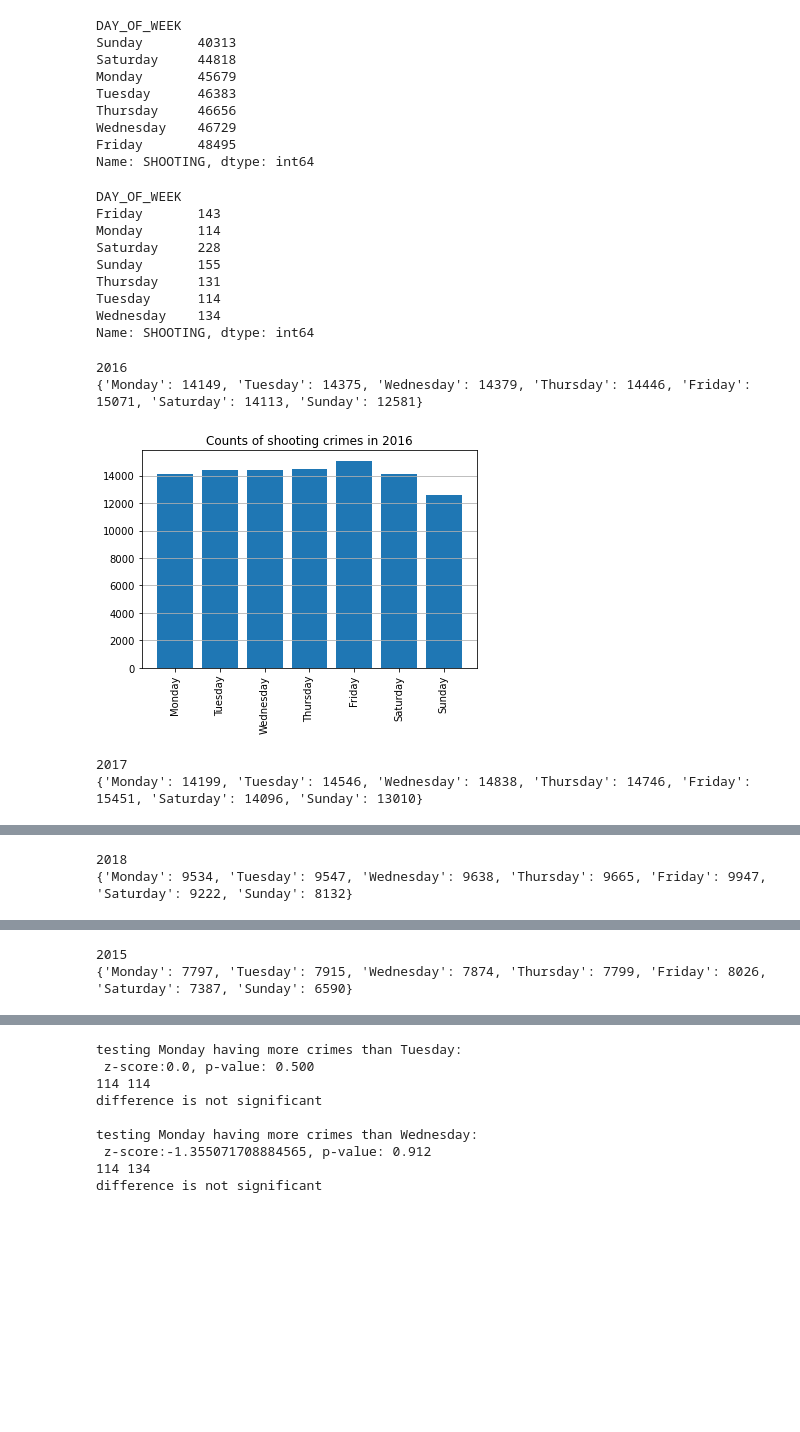
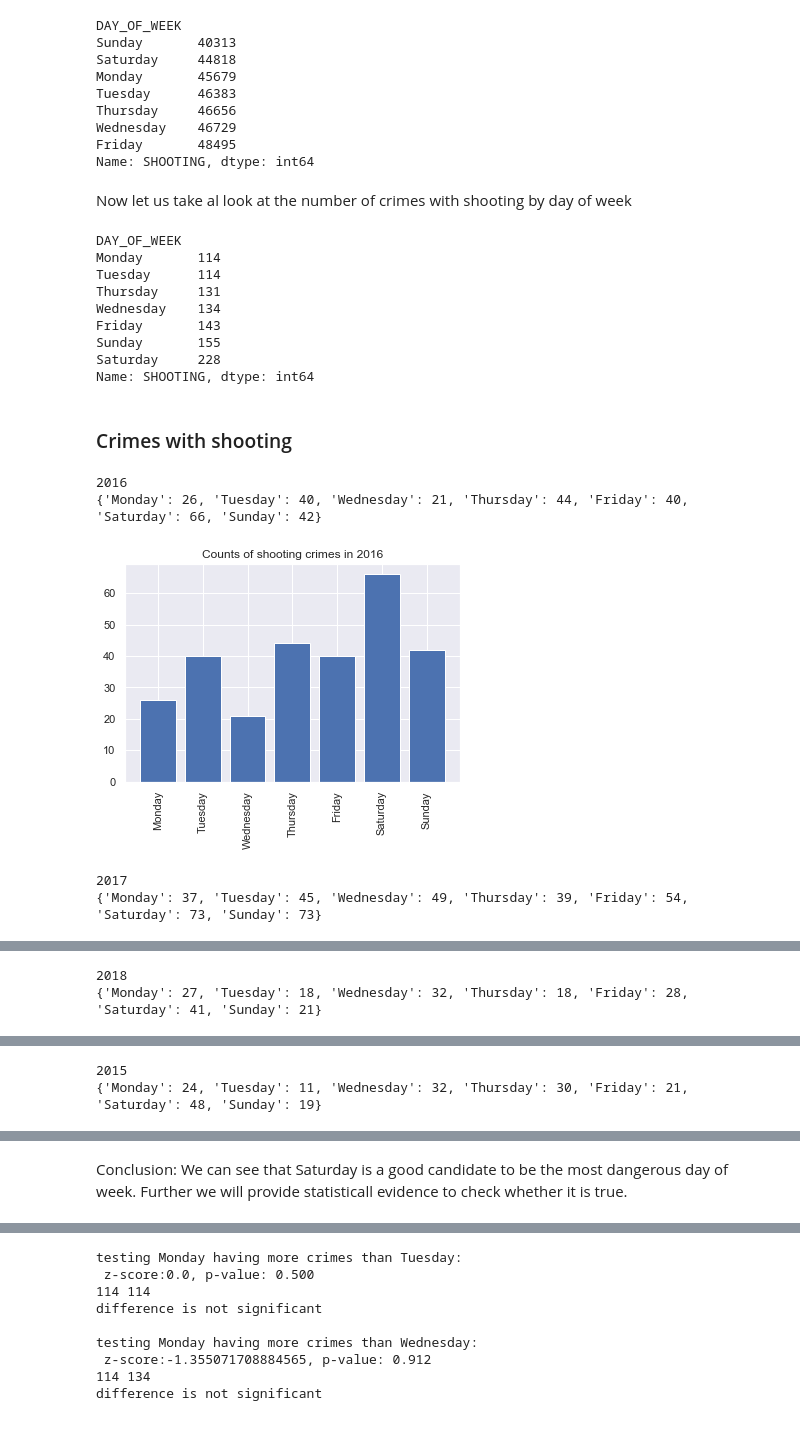
Before and after one commit to tomek95123/Udacity_project1, a Jupyter notebook: udacity_project_1.ipynb, the cells around one changed output, grey strips where cells are left out. Cells and saved outputs as stored; diff of their text form; code cells hidden in the pictures; blank space fills up the shorter version.

Commit message:
update visualization

```diff
--- a/udacity_project_1.ipynb
+++ b/udacity_project_1.ipynb
@@ -397,8 +308,0 @@ Roxbury has significantly larger number of crimes than Hyde Park
-# %%
-# by years
-for i in set(data.YEAR):
-    df = data[data.YEAR==i].groupby('district_name')['OFFENSE_CODE_GROUP'].count().sort_values(ascending = False)
-    print(f'YEAR: {i}')
-    plt.bar(df.index, height = df)
-    plt.xticks(ticks=range(len(df)), labels=df.index, rotation=90)
-    plt.show()
@@ -414,11 +308,0 @@ YEAR: 2015
-# %%
-# no shooting over years
-
-# by years
-for i in set(data.YEAR):
-    df = data[np.logical_and(data.SHOOTING ==1,data.YEAR==i)].groupby('district_name')['OFFENSE_CODE_GROUP'].count().sort_values(ascending = False)
-    print(f'YEAR: {i}')
-    plt.bar(df.index, height = df,)
-#     plt.grid(visible=None, which='major', axis='both')
-    plt.xticks(ticks=range(len(df)), labels=df.index, rotation=90)
-    plt.show()
@@ -434,15 +308,0 @@ YEAR: 2015
-# %%
-# proportion of shooting to all crimes
-
-for i in set(data.YEAR):
-    df1 = data[data.YEAR==i].groupby('district_name')['OFFENSE_CODE_GROUP'].count().reset_index()
-    df2 = data[np.logical_and(data.SHOOTING ==1,data.YEAR==i)].groupby('district_name')['OFFENSE_CODE_GROUP'].count().reset_index()
-    df2.columns = ['district_name', 'OFFENSE_SHOOTING']
-
-    df = pd.merge(df1, df2,on= 'district_name')
-    df['Percent_shooting'] = df.OFFENSE_SHOOTING/df.OFFENSE_CODE_GROUP*100
-    df = df.sort_values(by='district_name')
-    print(f'YEAR: {i}')
-    plt.bar(df.district_name, height = df.Percent_shooting)
-    plt.xticks(ticks=range(len(df)), labels=df.district_name, rotation=90)
-    plt.show()
@@ -459,0 +329,4 @@ YEAR: 2015
+# %%
+# number of shooting over years
+df = data[data['SHOOTING']==1]
+plot_crime_counts(df, 'YEAR', 'district_name')
@@ -475,50 +367,55 @@ Name: SHOOTING, dtype: int64
 weekdays = ['Monday', 'Tuesday', 'Wednesday', 'Thursday', 'Friday', 'Saturday', 'Sunday']
 mapping = {day: i for i, day in enumerate(weekdays)}
 key = data['DAY_OF_WEEK'].map(mapping)
+# %% [markdown]
+Now let us take al look at the number of crimes with shooting by day of week
 # %%
-data.groupby('DAY_OF_WEEK')['SHOOTING'].sum()
+data.groupby('DAY_OF_WEEK')['SHOOTING'].sum().sort_values()
 # %% [output]
 DAY_OF_WEEK
+Monday       114
+Tuesday      114
+Thursday     131
+Wednesday    134
 Friday       143
-Monday       114
+Sunday       155
 Saturday     228
-Sunday       155
-Thursday     131
-Tuesday      114
-Wednesday    134
 Name: SHOOTING, dtype: int64
 # %%
 data = data.iloc[key.argsort()]
+# %% [markdown]
+### Crimes with shooting
 # %%
 weekdays = ['Monday', 'Tuesday', 'Wednesday', 'Thursday', 'Friday', 'Saturday', 'Sunday']
 mapping = {day: i for i, day in enumerate(weekdays)}
 
 for year in set(data.YEAR):
     week_counter = {'Monday':0, 'Tuesday':0, 'Wednesday':0, 'Thursday':0, 'Friday':0, 'Saturday':0, 'Sunday':0}
     print(year)
-    df = data[data['YEAR']==year].groupby('DAY_OF_WEEK')['SHOOTING'].count().reset_index()
+    df = data[np.logical_and(data['YEAR']==year, data['SHOOTING']==1)].groupby('DAY_OF_WEEK')['SHOOTING'].count().reset_index()
     df.columns = ['DAY_OF_WEEK', 'VALUE']
     for day in week_counter.keys():
         week_counter[day] = df[df.DAY_OF_WEEK == day]['VALUE'].values[0]
     print(week_counter)
     plt.bar(week_counter.keys(), week_counter.values())
     plt.title(f'Counts of shooting crimes in {year}')
-    plt.grid(axis='y')
+#     plt.grid(axis='y')
     plt.xticks(ticks=range(len(week_counter.keys())), labels=week_counter.keys(), rotation=90)
     plt.show()
 week_counter = {'Monday':0, 'Tuesday':0, 'Wednesday':0, 'Thursday':0, 'Friday':0, 'Saturday':0, 'Sunday':0}
 df = data.groupby('DAY_OF_WEEK')['SHOOTING'].sum().reset_index()
 df.columns = ['DAY_OF_WEEK', 'VALUE']
 for day in week_counter.keys():
     week_counter[day] = df[df.DAY_OF_WEEK == day]['VALUE'].values[0]
 
 plt.bar(week_counter.keys(), week_counter.values())
 plt.title(f'Overall counts of shooting crimes')
 plt.xticks(ticks=range(len(df)), labels=week_counter.keys(), rotation=90)
+# plt.grid(axis='y')
 plt.show()
 # %% [output]
 2016
-{'Monday': 14149, 'Tuesday': 14375, 'Wednesday': 14379, 'Thursday': 14446, 'Friday': 15071, 'Saturday': 14113, 'Sunday': 12581}
+{'Monday': 26, 'Tuesday': 40, 'Wednesday': 21, 'Thursday': 44, 'Friday': 40, 'Saturday': 66, 'Sunday': 42}
-[figure, old version]
+[figure, new version]
 2017
-{'Monday': 14199, 'Tuesday': 14546, 'Wednesday': 14838, 'Thursday': 14746, 'Friday': 15451, 'Saturday': 14096, 'Sunday': 13010}
+{'Monday': 37, 'Tuesday': 45, 'Wednesday': 49, 'Thursday': 39, 'Friday': 54, 'Saturday': 73, 'Sunday': 73}
@@ -526,2 +423,2 @@ plt.show()
 2018
-{'Monday': 9534, 'Tuesday': 9547, 'Wednesday': 9638, 'Thursday': 9665, 'Friday': 9947, 'Saturday': 9222, 'Sunday': 8132}
+{'Monday': 27, 'Tuesday': 18, 'Wednesday': 32, 'Thursday': 18, 'Friday': 28, 'Saturday': 41, 'Sunday': 21}
@@ -529,2 +426,2 @@ plt.show()
 2015
-{'Monday': 7797, 'Tuesday': 7915, 'Wednesday': 7874, 'Thursday': 7799, 'Friday': 8026, 'Saturday': 7387, 'Sunday': 6590}
+{'Monday': 24, 'Tuesday': 11, 'Wednesday': 32, 'Thursday': 30, 'Friday': 21, 'Saturday': 48, 'Sunday': 19}
@@ -532,0 +430,2 @@ plt.show()
+# %% [markdown]
+Conclusion: We can see that Saturday is a good candidate to be the most dangerous day of week. Further we will provide statisticall evidence to check whether it is true.
```
Also changed, not shown: parts of 146 cells of this notebook.
